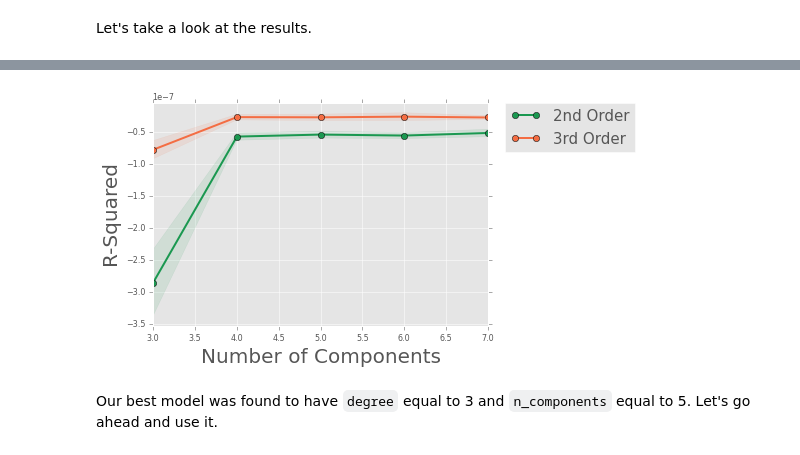
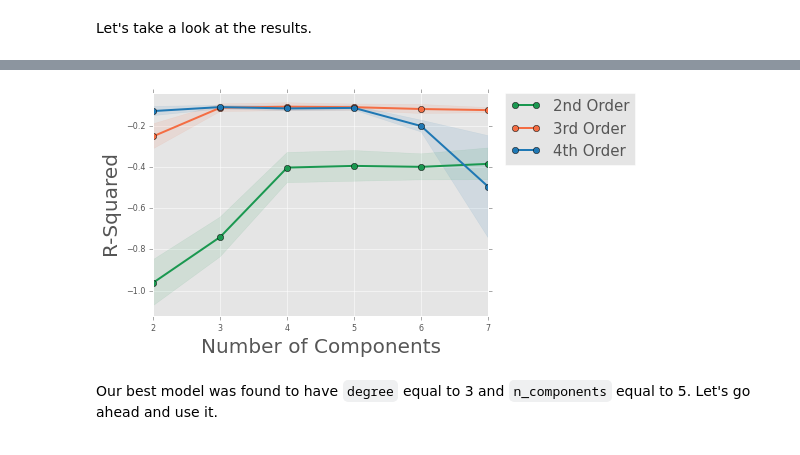
Before and after one commit to davidbrough1/pymks, a Jupyter notebook: notebooks/homogenization_fiber_2D.ipynb, the cells around one changed output, grey strips where cells are left out. Saved outputs shown, nothing was run; the diff lists cells and outputs as text; code cells hidden in the pictures.

```diff
--- a/notebooks/homogenization_fiber_2D.ipynb
+++ b/notebooks/homogenization_fiber_2D.ipynb
@@ -43,3 +81,7 @@ Now we are going to print out a few microstructres to look at how the fiber leng
+# %%
+import cPickle as pickle
+pickle.dump((X, effective_stress), open('fiber_data.pkl', 'wb'))
+dataset, stresses = pickle.load(open('fiber_data.pkl', 'rb'))
 # %%
 from pymks.tools import draw_microstructures
 examples = dataset[::sample_size]
@@ -74,7 +116,7 @@ from sklearn.grid_search import GridSearchCV
 from sklearn.metrics import mean_squared_error, make_scorer
 mse_scorer = make_scorer(mean_squared_error, greater_is_better=False)
 
-params_to_tune = {'degree': np.arange(1, 4), 'n_components': np.arange(2, 8)}
+params_to_tune = {'degree': np.arange(2, 5), 'n_components': np.arange(2, 8)}
 fit_params = {'size': dataset[0].shape}
 gs = GridSearchCV(model, params_to_tune, fit_params=fit_params, scoring=mse_scorer).fit(data_train, stress_train)
 # %% [markdown]
@@ -97,18 +139,20 @@ draw_gridscores_matrix(gs, ['n_components', 'degree'], score_label='MSE',
 # %%
 from pymks.tools import draw_gridscores
 
-#gs_deg_1 = [x for x in gs.grid_scores_ \
-            #if x.parameters['degree'] == 1]
+# gs_deg_1 = [x for x in gs.grid_scores_ \
+#             if x.parameters['degree'] == 1]
 gs_deg_2 = [x for x in gs.grid_scores_ \
-            if x.parameters['degree'] == 2][1:]
+            if x.parameters['degree'] == 2]
 gs_deg_3 = [x for x in gs.grid_scores_ \
-            if x.parameters['degree'] == 3][1:]
+            if x.parameters['degree'] == 3]
+gs_deg_4 = [x for x in gs.grid_scores_ \
+            if x.parameters['degree'] == 4]
 
-draw_gridscores([  gs_deg_2, gs_deg_3], 'n_components',
-                data_labels=[ '2nd Order', '3rd Order'],
+draw_gridscores([gs_deg_2, gs_deg_3, gs_deg_4], 'n_components',
+                data_labels=['2nd Order', '3rd Order', '4th Order'],
                 param_label='Number of Components', score_label='R-Squared')
 # %% [output]
-[figure, old version]
+[figure, new version]
 # %% [markdown]
 Our best model was found to have `degree` equal to 3 and `n_components` equal to 5. Let's go ahead and use it.
 # %%
```
Also changed, not shown: parts of 13 cells of this notebook.
